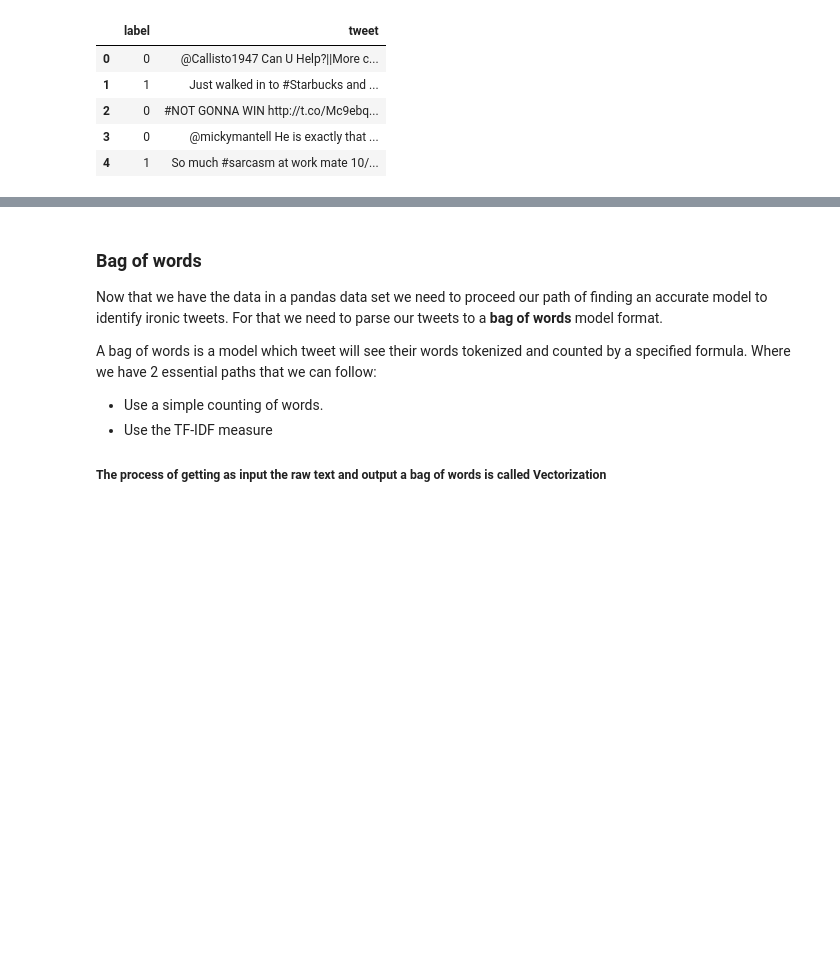
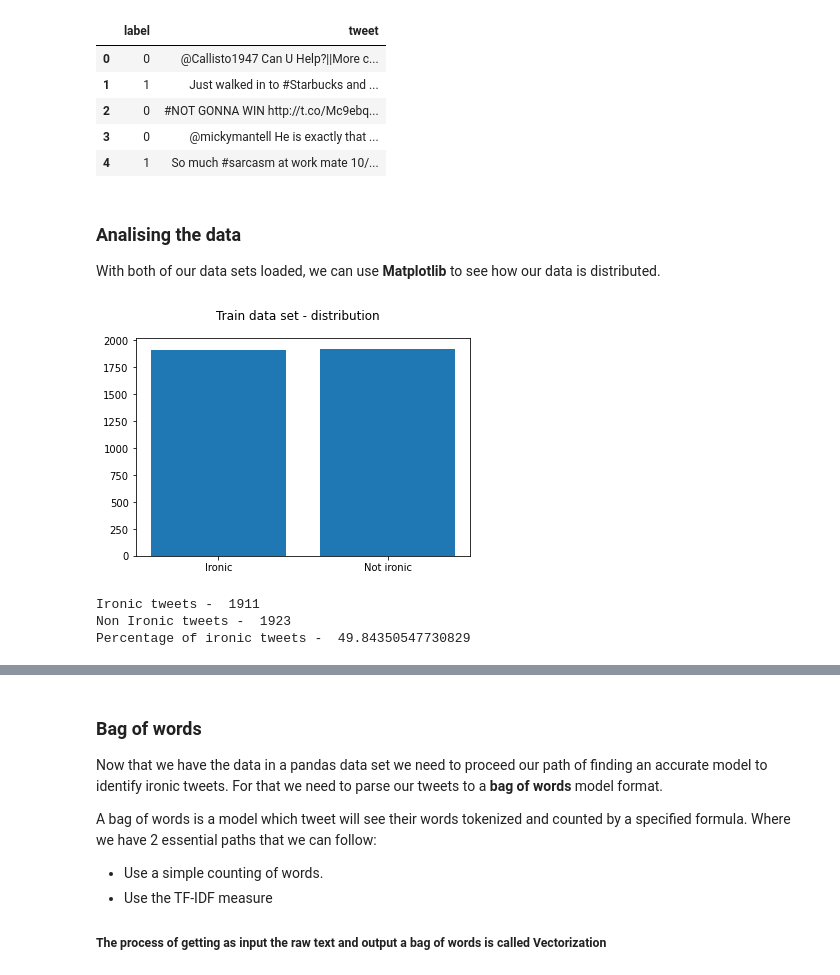
Before and after one commit to arubenruben/IART-Irony-Detection-In-English-Tweets, a Jupyter notebook: src/Irony Detection in English Tweets.ipynb, the cells around one changed output, grey strips where cells are left out. Cells and saved outputs as stored; diff of their text form; code cells hidden in the pictures; blank space fills up the shorter version.

Commit message:
Added histograms for data sets

```diff
--- a/src/Irony Detection in English Tweets.ipynb
+++ b/src/Irony Detection in English Tweets.ipynb
@@ -53,3 +53,25 @@ test_data.head()
 | 2 | 0 | #NOT GONNA WIN http://t.co/Mc9ebq... |
 | 3 | 0 | @mickymantell He is exactly that ... |
 | 4 | 1 | So much #sarcasm at work mate 10/... |
+# %% [markdown]
+### Analising the data
+
+With both of our data sets loaded, we can use **Matplotlib** to see how our data is distributed.
+# %%
+import matplotlib.pyplot as plt
+%matplotlib inline
+train_data_ntrue=train_data['label'].sum()
+train_data_nfalse=train_data['label'].count()-train_data_ntrue
+values=[train_data_ntrue,train_data_nfalse]
+names=['Ironic','Not ironic']
+plt.bar(names,values)
+plt.suptitle('Train data set - distribution')
+plt.show()
+print('Ironic tweets - ',train_data_ntrue)
+print('Non Ironic tweets - ',train_data_nfalse)
+print('Percentage of ironic tweets - ',train_data_ntrue*1.0/train_data['label'].count()*100.0)
+# %% [output]
+[figure, added]
+Ironic tweets -  1911
+Non Ironic tweets -  1923
+Percentage of ironic tweets -  49.84350547730829
```
Also changed, not shown: parts of 4 cells of this notebook.
